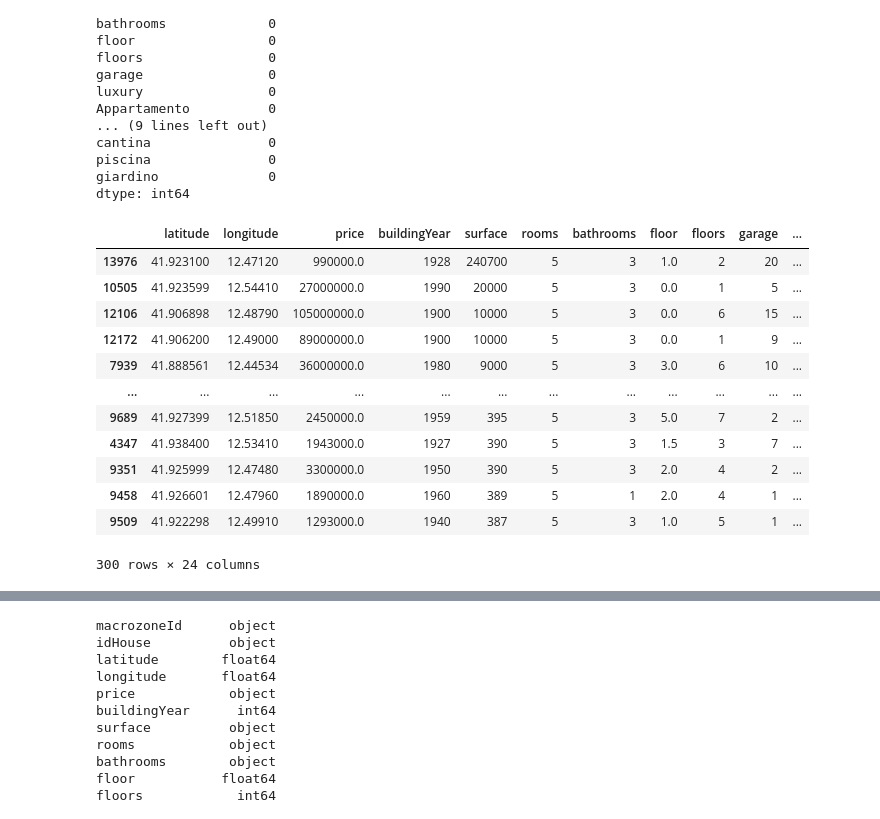
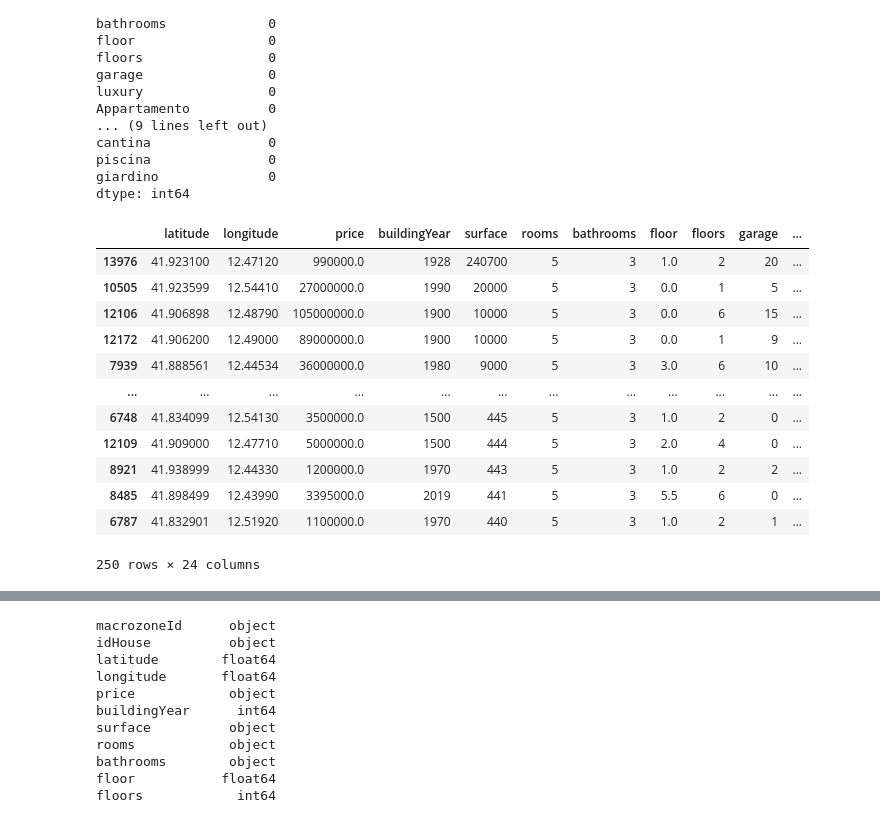
Before and after one commit to Raffozor/RomeHousePrice, a Jupyter notebook: notebooks/exploratory_data_analysis.ipynb, the cells around one changed output, grey strips where cells are left out. Saved outputs shown, nothing was run; the diff lists cells and outputs as text; code cells hidden in the pictures.

```diff
--- a/notebooks/exploratory_data_analysis.ipynb
+++ b/notebooks/exploratory_data_analysis.ipynb
@@ -162,21 +227,21 @@ piscina               0
 giardino              0
 dtype: int64
 # %%
-df2.nlargest(300, 'surface', keep='first')
+df2.nlargest(250, 'surface', keep='first')
 # %% [output]
 |  | latitude | longitude | price | buildingYear | surface | rooms | bathrooms | floor | floors | garage | ... |
 | 13976 | 41.923100 | 12.47120 | 990000.0 | 1928 | 240700 | 5 | 3 | 1.0 | 2 | 20 | ... |
 | 10505 | 41.923599 | 12.54410 | 27000000.0 | 1990 | 20000 | 5 | 3 | 0.0 | 1 | 5 | ... |
 | 12106 | 41.906898 | 12.48790 | 105000000.0 | 1900 | 10000 | 5 | 3 | 0.0 | 6 | 15 | ... |
 | 12172 | 41.906200 | 12.49000 | 89000000.0 | 1900 | 10000 | 5 | 3 | 0.0 | 1 | 9 | ... |
 | 7939 | 41.888561 | 12.44534 | 36000000.0 | 1980 | 9000 | 5 | 3 | 3.0 | 6 | 10 | ... |
 | ... | ... | ... | ... | ... | ... | ... | ... | ... | ... | ... | ... |
-| 9689 | 41.927399 | 12.51850 | 2450000.0 | 1959 | 395 | 5 | 3 | 5.0 | 7 | 2 | ... |
-| 4347 | 41.938400 | 12.53410 | 1943000.0 | 1927 | 390 | 5 | 3 | 1.5 | 3 | 7 | ... |
-| 9351 | 41.925999 | 12.47480 | 3300000.0 | 1950 | 390 | 5 | 3 | 2.0 | 4 | 2 | ... |
-| 9458 | 41.926601 | 12.47960 | 1890000.0 | 1960 | 389 | 5 | 1 | 2.0 | 4 | 1 | ... |
-| 9509 | 41.922298 | 12.49910 | 1293000.0 | 1940 | 387 | 5 | 3 | 1.0 | 5 | 1 | ... |
+| 6748 | 41.834099 | 12.54130 | 3500000.0 | 1500 | 445 | 5 | 3 | 1.0 | 2 | 0 | ... |
+| 12109 | 41.909000 | 12.47710 | 5000000.0 | 1500 | 444 | 5 | 3 | 2.0 | 4 | 0 | ... |
+| 8921 | 41.938999 | 12.44330 | 1200000.0 | 1970 | 443 | 5 | 3 | 1.0 | 2 | 2 | ... |
+| 8485 | 41.898499 | 12.43990 | 3395000.0 | 2019 | 441 | 5 | 3 | 5.5 | 6 | 0 | ... |
+| 6787 | 41.832901 | 12.51920 | 1100000.0 | 1970 | 440 | 5 | 3 | 1.0 | 2 | 1 | ... |
-300 rows × 24 columns
+250 rows × 24 columns
 # %%
 df2.nsmallest(10, 'surface', keep='first')
 # %% [output]
```
Also changed, not shown: parts of 11 cells of this notebook.
